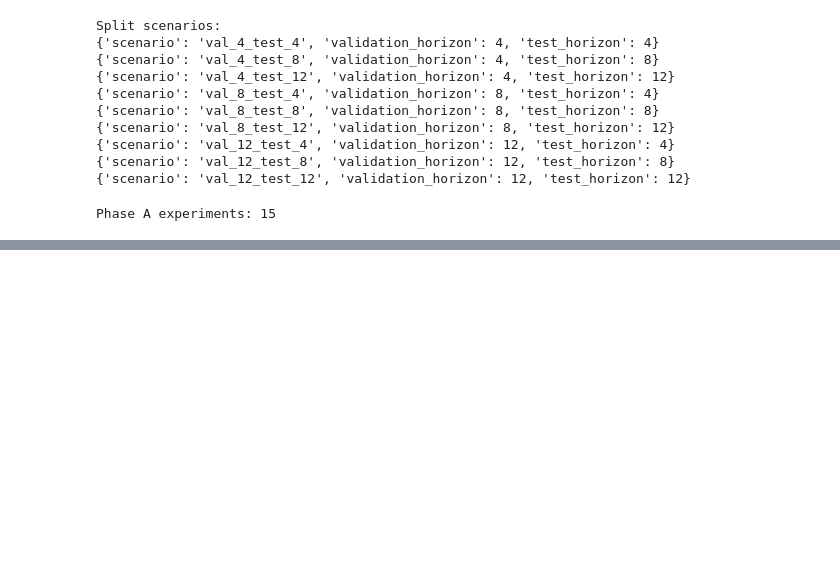
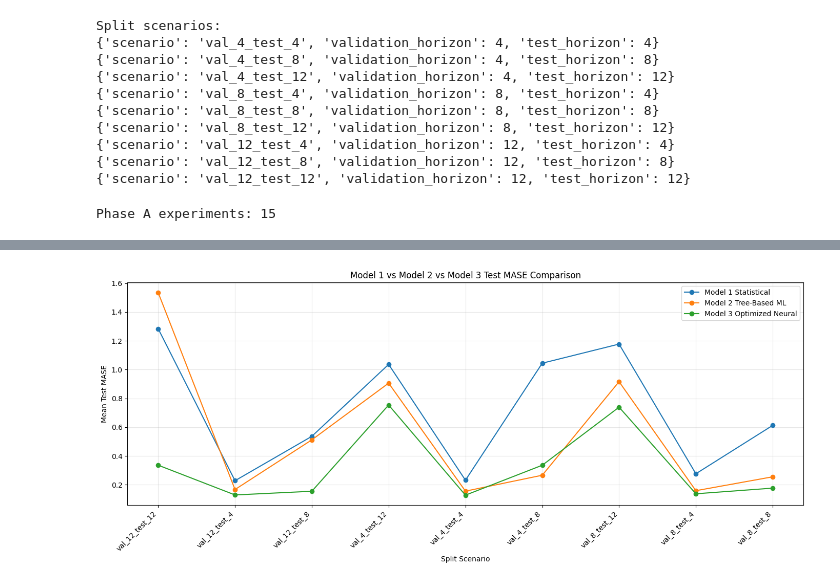
Before and after one commit to bad25015/Master-Thesis-Repository, a Jupyter notebook: Model_3_Global_Stacked_LSTM_Forecasting.ipynb, the cells around one changed output, grey strips where cells are left out. Drawn from its saved outputs; the diff is of its cells as text; code cells hidden in the pictures; blank space fills up the shorter version.

```diff
--- a/Model_3_Global_Stacked_LSTM_Forecasting.ipynb
+++ b/Model_3_Global_Stacked_LSTM_Forecasting.ipynb
@@ -950,0 +917,92 @@ plt.show()
+# %%
+MODEL_1_FILE = "/content/drive/MyDrive/model_1_statistical_baseline_outputs/model_1_test_results.csv"
+
+MODEL_2_FILE = "/content/drive/MyDrive/model_2_tree_based_outputs/model_2_test_results.csv"
+
+temp1 = load_prior_results(MODEL_1_FILE, "Model 1 Statistical")
+temp2 = load_prior_results(MODEL_2_FILE, "Model 2 Tree-Based ML")
+
+print(temp1.head())
+print(temp2.head())
+
+def load_prior_results(path, model_name):
+    if path is None or not os.path.exists(path):
+        print(f"Skipping {model_name}; file not found:", path)
+        return None
+
+    df_prior = pd.read_csv(path)
+    df_prior.columns = df_prior.columns.str.strip()
+
+    if "scenario" not in df_prior.columns and "scenario_id" in df_prior.columns:
+        df_prior = df_prior.rename(columns={"scenario_id": "scenario"})
+
+    if "MASE" in df_prior.columns:
+        out = (
+            df_prior.groupby("scenario", as_index=False)["MASE"]
+            .mean()
+            .rename(columns={"MASE": "mean_test_MASE"})
+        )
+    elif "mean_test_mase" in df_prior.columns:
+        out = df_prior[["scenario", "mean_test_mase"]].rename(
+            columns={"mean_test_mase": "mean_test_MASE"}
+        )
+    elif "mean_test_MASE" in df_prior.columns:
+        out = df_prior[["scenario", "mean_test_MASE"]]
+    else:
+        print(f"Skipping {model_name}; no MASE column found.")
+        print("Available columns:", df_prior.columns.tolist())
+        return None
+
+    out["model"] = model_name
+    return out
+
+
+comparison_frames = []
+
+for path, name in [
+    (MODEL_1_FILE, "Model 1 Statistical"),
+    (MODEL_2_FILE, "Model 2 Tree-Based ML")
+]:
+    temp = load_prior_results(path, name)
+    if temp is not None:
+        comparison_frames.append(temp)
+
+m3_comp = (
+    phase_b_test_df.groupby("scenario", as_index=False)["MASE"]
+    .mean()
+    .rename(columns={"MASE": "mean_test_MASE"})
+)
+m3_comp["model"] = "Model 3 Optimized Neural"
+comparison_frames.append(m3_comp)
+
+comparison_df = pd.concat(comparison_frames, ignore_index=True)
+
+print(comparison_df["model"].value_counts())
+print(comparison_df.head())
+
+comparison_df.to_csv(
+    os.path.join(OUTPUT_DIR, "model_1_vs_model_2_vs_model_3_comparison.csv"),
+    index=False,
+    encoding="utf-8-sig"
+)
+
+plt.figure(figsize=(14, 6))
+
+for model_name in comparison_df["model"].unique():
+    sub = comparison_df[comparison_df["model"] == model_name].sort_values("scenario")
+    plt.plot(sub["scenario"], sub["mean_test_MASE"], marker="o", label=model_name)
+
+plt.title("Model 1 vs Model 2 vs Model 3 Test MASE Comparison")
+plt.xlabel("Split Scenario")
+plt.ylabel("Mean Test MASE")
+plt.xticks(rotation=45, ha="right")
+plt.legend()
+plt.grid(True, alpha=0.3)
+plt.tight_layout()
+
+plot_path = os.path.join(OUTPUT_DIR, "plot_model_1_vs_model_2_vs_model_3_comparison.png")
+plt.savefig(plot_path, dpi=150)
+plt.show()
+
+print("Saved plot to:", plot_path)
+# %% [output]
@@ -950,0 +1026 @@ plt.show()
+[figure, added]
```
Also changed, not shown: parts of 10 cells of this notebook.
